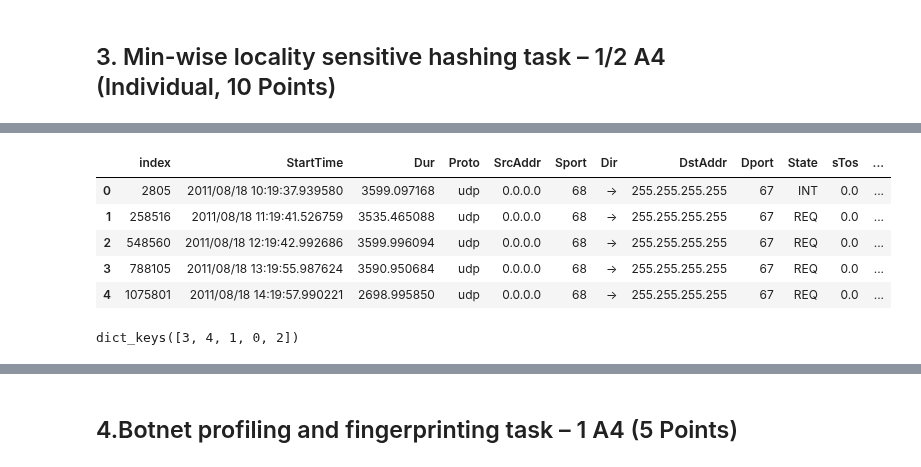
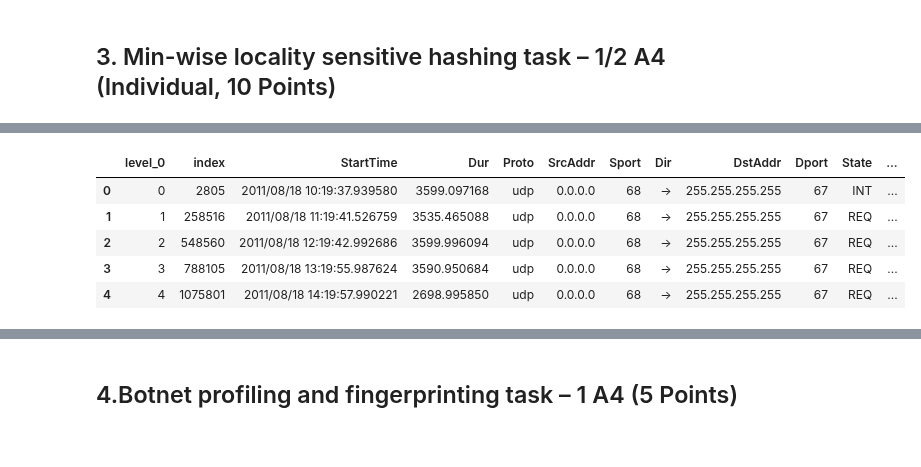
Before and after one commit to kponichtera/cs4035-cda, a Jupyter notebook: lab3/lab3.ipynb, the cells around one changed output, grey strips where cells are left out. Cells and saved outputs as stored; diff of their text form; code cells hidden in the pictures.

Commit message:
Finish minwise, start flexfringe

```diff
--- a/lab3/lab3.ipynb
+++ b/lab3/lab3.ipynb
@@ -225,0 +198,30 @@ df.head()
+# %%
+# applying to all hosts
+comb_col_name = features[0] + '_' + features[1]
+features_combined = np.zeros(len(df[[features[0]]]))
+
+for i in range(len(features)):
+    discretizer = KBinsDiscretizer(n_bins=12, strategy='uniform', encode='ordinal')
+    df_feature = df[[features[i]]].to_numpy()
+    bins = discretizer.fit_transform(df_feature)[:, 0]
+    vectorizer = np.vectorize(lambda x: int(discretizer.bin_edges_[0][int(x)]))
+    feature_discretized = vectorizer(bins)
+    if i == 0:
+        features_combined = list(map(str, feature_discretized))
+    else:
+        temp = list(map(str, feature_discretized))
+        for j in range(len(features_combined)):
+            features_combined[j] += temp[j]
+    _, ax = plt.subplots(1, 1, figsize=(25, 5))
+    ax.plot(feature_discretized)
+    ax.legend(labels=[f'{features[i]} after discretzation'], loc='upper right')
+    ax.set_title(f'Comparison of discretized {features[i]} for all hosts')
+    plt.show()
+
+features_combined = np.asarray(list(map(int, features_combined)))
+df[comb_col_name] = features_combined
+_, ax = plt.subplots(1, 1, figsize=(25, 5))
+ax.plot(features_combined)
+ax.set_title(f'Combined features after after discretization for all hosts')
+plt.show()
+df.head()
@@ -269,49 +282,33 @@ df_minlsh.head()
 | 3 | 2011/08/18 10:26:02.052163 | 1.187083 | tcp | 147.32.3.51 | 3130 | -> | 147.32.84.46 | 10010 | S_RA | 0.0 | 0.0 | ... |
 | 4 | 2011/08/18 10:26:52.226748 | 0.980571 | tcp | 88.212.37.169 | 3134 | -> | 147.32.84.118 | 6881 | S_RA | 0.0 | 0.0 | ... |
 # %%
+# sort by ip profile
 df_minlsh = df_minlsh.sort_values(['SrcAddr', 'DstAddr'])
 df_minlsh = df_minlsh.reset_index()
 src_dst_ip = df_minlsh['SrcDstAddr']
 combined_feature = df_minlsh[comb_col_name]
 
-ip_profiles_3grams = dict()
+# dicitonary with key - ip connection, value - binary profile of 3-gram
+# example: (0.0.0.0, 255.255.255.255) = [0, 0, 0, 1, ..., 0, 0]
+ip_3gram_profiles = dict()
 ip_prof_list = list(ip_prof_set)
 gram_list = list(gram_set)
 # intialize dict
 for i in range(len(ip_prof_list)):
-    ip_profiles_3grams[ip_prof_list[i]] = np.zeros(len(gram_list))
+    ip_3gram_profiles[ip_prof_list[i]] = np.zeros(len(gram_list))
 
-# create 3grams for each ip pair
+# create binary profiles for each ip profile
 for i in range(len(src_dst_ip) - 2):
+    # only mark as 1 if the sequence is from the same ip pair
     if src_dst_ip[i] == src_dst_ip[i + 1] == src_dst_ip[i + 2]:
         ngram = (combined_feature[i], combined_feature[i + 1], combined_feature[i + 2])
         gram_index = gram_list.index(ngram)
-        ip_profiles_3grams[src_dst_ip[i]][gram_index] = 1
+        ip_3gram_profiles[src_dst_ip[i]][gram_index] = 1
 df_minlsh.head()
 # %% [output]
-|  | index | StartTime | Dur | Proto | SrcAddr | Sport | Dir | DstAddr | Dport | State | sTos | ... |
-| 0 | 2805 | 2011/08/18 10:19:37.939580 | 3599.097168 | udp | 0.0.0.0 | 68 | -> | 255.255.255.255 | 67 | INT | 0.0 | ... |
-| 1 | 258516 | 2011/08/18 11:19:41.526759 | 3535.465088 | udp | 0.0.0.0 | 68 | -> | 255.255.255.255 | 67 | REQ | 0.0 | ... |
-| 2 | 548560 | 2011/08/18 12:19:42.992686 | 3599.996094 | udp | 0.0.0.0 | 68 | -> | 255.255.255.255 | 67 | REQ | 0.0 | ... |
-| 3 | 788105 | 2011/08/18 13:19:55.987624 | 3590.950684 | udp | 0.0.0.0 | 68 | -> | 255.255.255.255 | 67 | REQ | 0.0 | ... |
-| 4 | 1075801 | 2011/08/18 14:19:57.990221 | 2698.995850 | udp | 0.0.0.0 | 68 | -> | 255.255.255.255 | 67 | REQ | 0.0 | ... |
+|  | level_0 | index | StartTime | Dur | Proto | SrcAddr | Sport | Dir | DstAddr | Dport | State | ... |
+| 0 | 0 | 2805 | 2011/08/18 10:19:37.939580 | 3599.097168 | udp | 0.0.0.0 | 68 | -> | 255.255.255.255 | 67 | INT | ... |
+| 1 | 1 | 258516 | 2011/08/18 11:19:41.526759 | 3535.465088 | udp | 0.0.0.0 | 68 | -> | 255.255.255.255 | 67 | REQ | ... |
+| 2 | 2 | 548560 | 2011/08/18 12:19:42.992686 | 3599.996094 | udp | 0.0.0.0 | 68 | -> | 255.255.255.255 | 67 | REQ | ... |
+| 3 | 3 | 788105 | 2011/08/18 13:19:55.987624 | 3590.950684 | udp | 0.0.0.0 | 68 | -> | 255.255.255.255 | 67 | REQ | ... |
+| 4 | 4 | 1075801 | 2011/08/18 14:19:57.990221 | 2698.995850 | udp | 0.0.0.0 | 68 | -> | 255.255.255.255 | 67 | REQ | ... |
-# %%
-import math
-
-def min_hash(ip_profiles_3grams, bin_size):
-    hash_func = lambda x: (np.sum(x) * (np.sum(x) + 3)) % bin_size
-    sim_score = dict()
-    sim_list = []
-    for index, bin_vector in enumerate(ip_profiles_3grams.values()):
-        h = hash(tuple(bin_vector)) % bin_size
-        if h in sim_score:
-            sim_score[h].append(index)
-        else:
-            sim_score[h] = [index]
-        sim_list.append(h)
-    return sim_score, sim_list
-
-sim_array, sim_list = min_hash(ip_profiles_3grams, 5) #len(ip_profiles_3grams.keys()))
-print(sim_array.keys())
-# %% [output]
-dict_keys([3, 4, 1, 0, 2])
```
Also changed, not shown: parts of 20 cells of this notebook.
